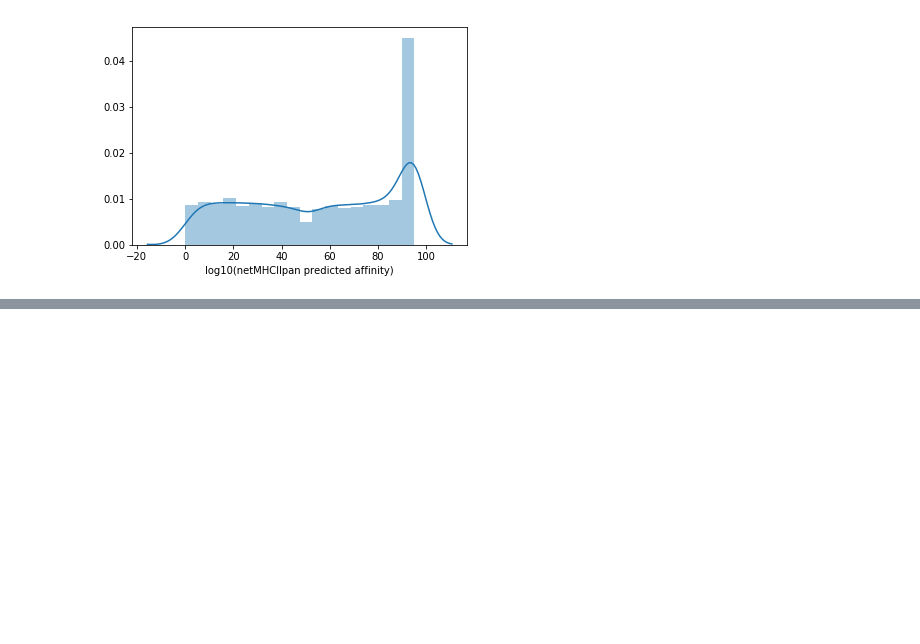
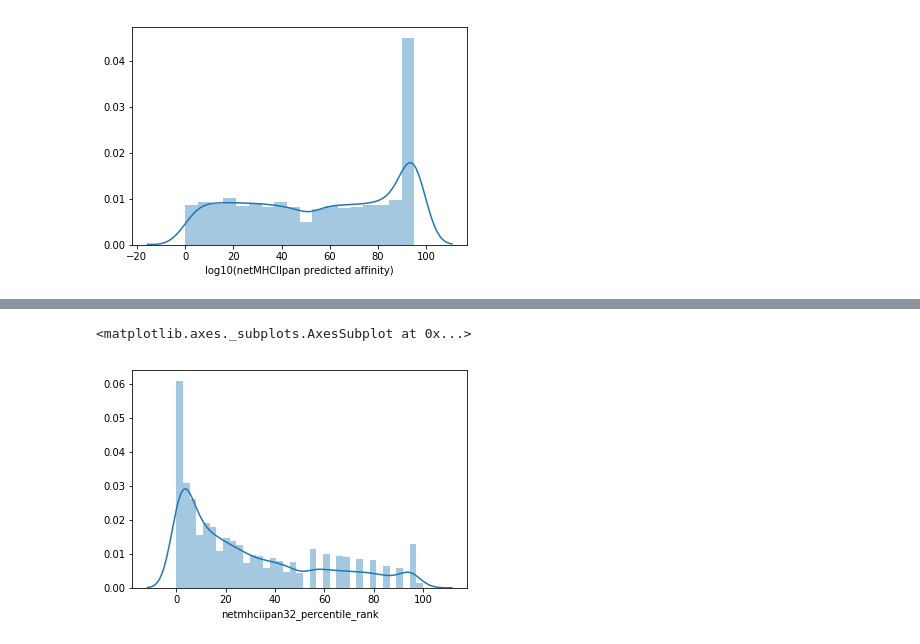
Before and after one commit to openvax/mhc2-data, a Jupyter notebook: iedb-notebook/Generate decoys with NetMHCIIpan predictions.ipynb, the cells around one changed output, grey strips where cells are left out. Saved outputs shown, nothing was run; the diff lists cells and outputs as text; code cells hidden in the pictures; blank space fills up the shorter version.

Commit message:
added NetMHCIIpan predictions for hits

```diff
--- a/iedb-notebook/Generate decoys with NetMHCIIpan predictions.ipynb
+++ b/iedb-notebook/Generate decoys with NetMHCIIpan predictions.ipynb
@@ -258,5 +258,6 @@ percentile_ranks_list_in_same_order_as_df = []
 
 for allele, peptide in zip(df_decoys.allele, df_decoys.peptide):
     affinities_list_in_same_order_as_df.append(pmhc_to_aff[(allele, peptide)])
-    percentile_ranks_list_in_same_order_as_df.append(pmhc_to_pr
+    percentile_ranks_list_in_same_order_as_df.append(pmhc_to_pr[(allele, peptide)])
 df_decoys["netmhciipan32_affinity"] = affinities_list_in_same_order_as_df
+df_decoys["netmhciipan32_percentile_rank"] = percentile_ranks_list_in_same_order_as_df
@@ -318,0 +292,13 @@ pyplot.xlabel("log10(netMHCIIpan predicted affinity)")
+# %%
+hit_predictions = []
+for (allele, df_hits_allele) in hits.groupby("inferred_allele"):
+    print("%s (%d)" % (allele, len(df_hits_allele)))
+    length_mask = df_hits_allele.peptide.str.len() >= 9
+    df_hits_allele_9mer_or_longer = df_hits_allele[length_mask]
+    preds = allele_to_predictors[allele].predict_peptides(list(df_hits_allele_9mer_or_longer.peptide))
+    for pred in preds:
+        pmhc_to_aff[(allele, pred.peptide)] = pred.affinity
+        pmhc_to_pr[(allele, pred.peptide)] = pred.percentile_rank
+    for peptide in df_hits_allele[~length_mask].peptide:
+        pmhc_to_aff[(allele, peptide)] = 50000
+        pmhc_to_pr[(allele, peptide)] = 100
@@ -318,0 +319,13 @@ pyplot.xlabel("log10(netMHCIIpan predicted affinity)")
+# %%
+hit_aff = []
+hit_pr = []
+for pair in zip(hits.inferred_allele, hits.peptide):
+    hit_aff.append(pmhc_to_aff[pair])
+    hit_pr.append(pmhc_to_pr[pair])
+hits["netmhciipan32_affinity"] = hit_aff
+hits["netmhciipan32_percentile_rank"] = hit_pr
+# %%
+seaborn.distplot(hits.netmhciipan32_percentile_rank)
+# %% [output]
+<matplotlib.axes._subplots.AxesSubplot at 0x...>
+[figure, added]
```
Also changed, not shown: parts of 9 cells of this notebook, 1 other file.
